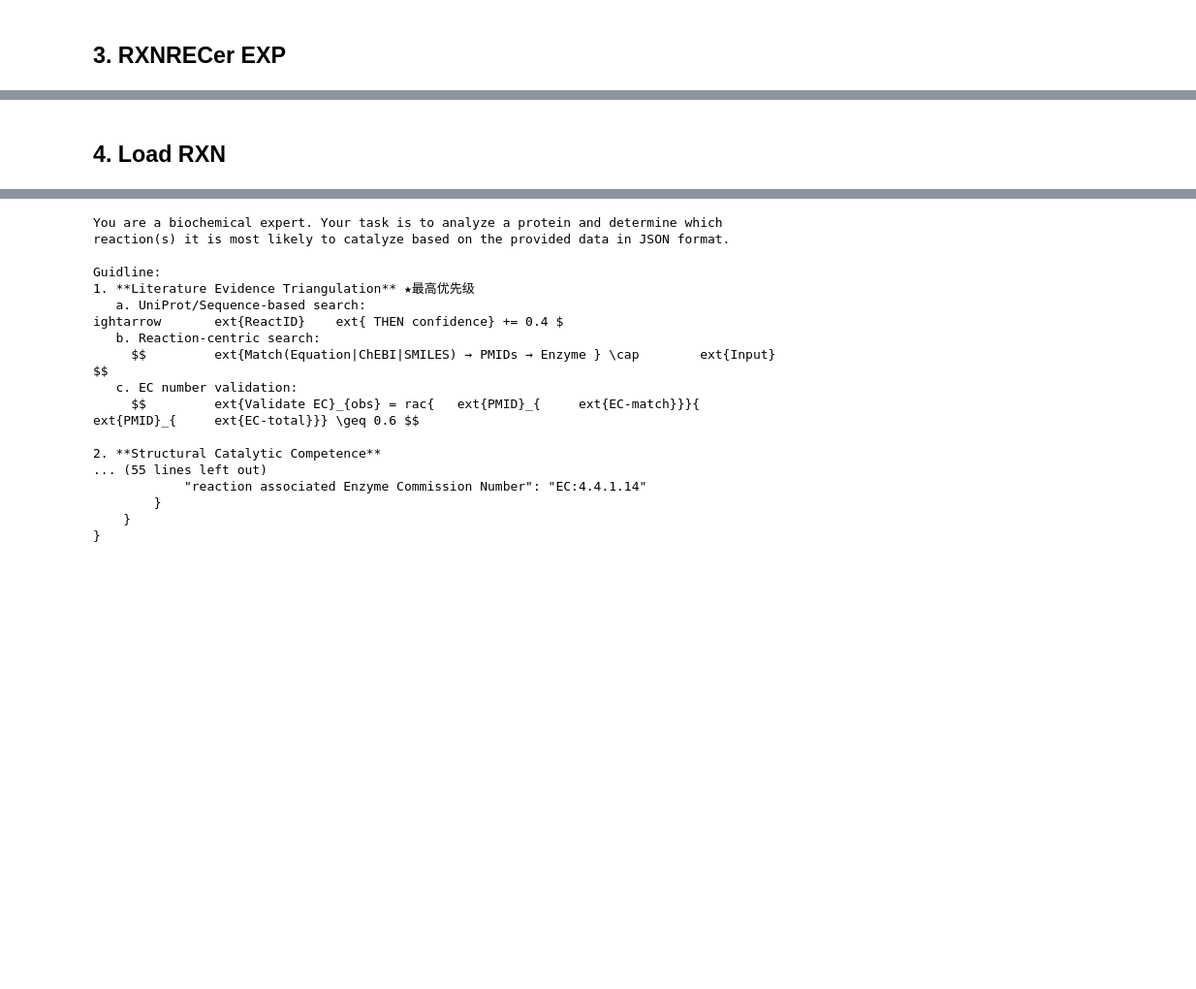
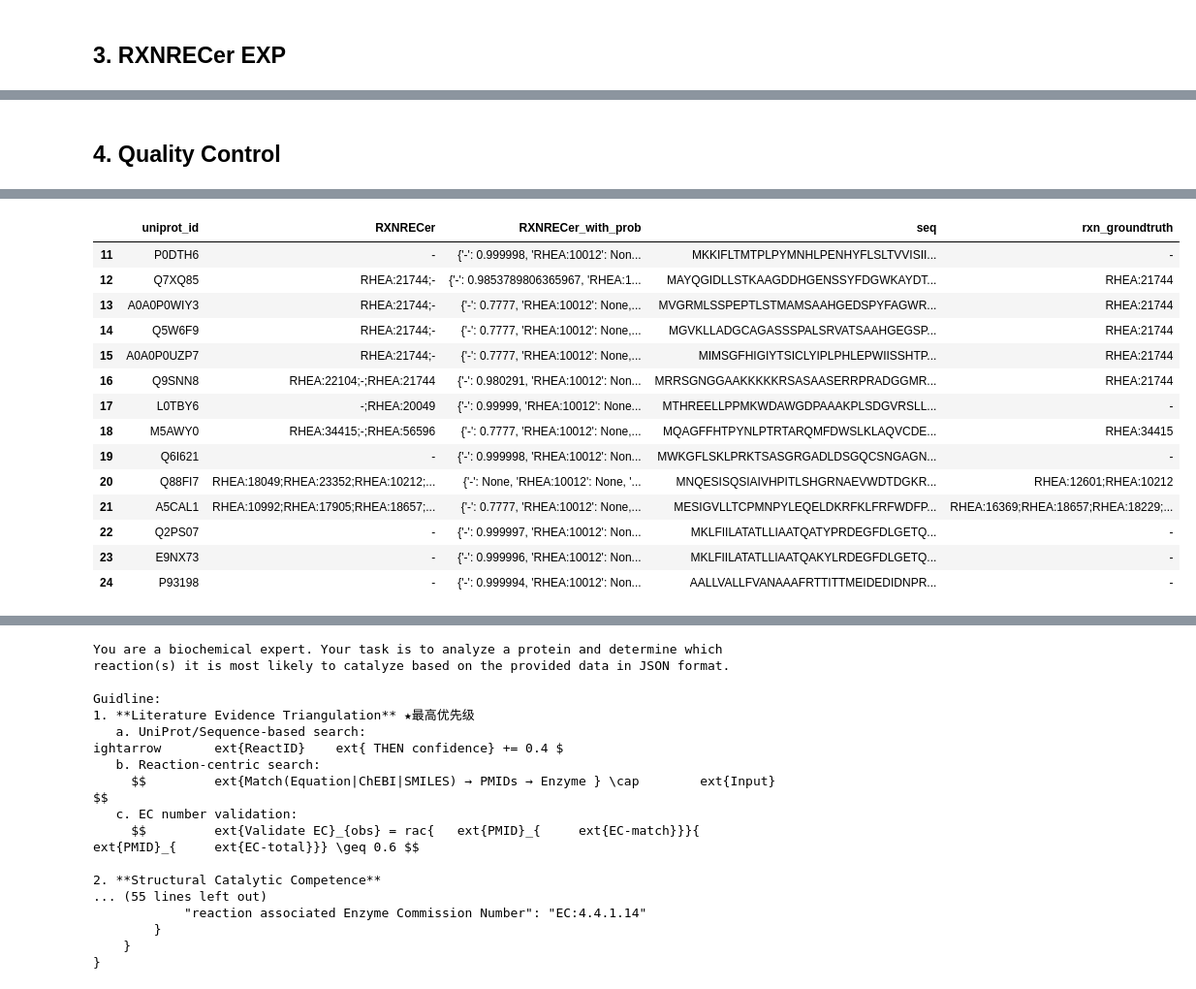
Before and after one commit to kingstdio/RXNRECer, a Jupyter notebook: case/llm/case_rxnpicker.ipynb, the cells around one changed output, grey strips where cells are left out. Shown: that part at 97% size. Drawn from its saved outputs; the diff is of its cells as text; code cells hidden in the pictures; blank space fills up the shorter version.

```diff
--- a/case/llm/case_rxnpicker.ipynb
+++ b/case/llm/case_rxnpicker.ipynb
@@ -85,3 +91,3 @@ res_ecrecer
 # %% [markdown]
-## 4. Load RXN
+## 4. Quality Control
 # %%
@@ -92,6 +99,24 @@ rxn.head(3)
 | 0 | RHEA:22636 | dCTP + H2O = dCMP + diphosphate +... | CHEBI:61481;CHEBI:15377;CHEBI:575... | EC:3.6.1.9;EC:3.6.1.12;EC:3.6.1.65 | CHEBI:61481 + CHEBI:15377 = CHEBI... | Nc1ccn([C@H]2C[C@H](O)[C@@H](COP(... |
 | 1 | RHEA:22640 | NADP(+) + sphinganine = 3-oxosphi... | CHEBI:58349;CHEBI:57817;CHEBI:582... | EC:1.1.1.102 | CHEBI:58349 + CHEBI:57817 = CHEBI... | NC(=O)c1ccc[n+](c1)[C@@H]1O[C@H](... |
 | 2 | RHEA:22644 | O2 + protopine + reduced [NADPH--... | CHEBI:15379;CHEBI:16415;CHEBI:576... | EC:1.14.14.98 | CHEBI:15379 + CHEBI:16415 + CHEBI... | O=O.CN1CCc2cc3OCOc3cc2C(=O)Cc2ccc... |
+# %%
+res_ecrecer.iloc[11:25]
+# %% [output]
+|  | uniprot_id | RXNRECer | RXNRECer_with_prob | seq | rxn_groundtruth |
+| 11 | P0DTH6 | - | {'-': 0.999998, 'RHEA:10012': Non... | MKKIFLTMTPLPYMNHLPENHYFLSLTVVISII... | - |
+| 12 | Q7XQ85 | RHEA:21744;- | {'-': 0.9853789806365967, 'RHEA:1... | MAYQGIDLLSTKAAGDDHGENSSYFDGWKAYDT... | RHEA:21744 |
+| 13 | A0A0P0WIY3 | RHEA:21744;- | {'-': 0.7777, 'RHEA:10012': None,... | MVGRMLSSPEPTLSTMAMSAAHGEDSPYFAGWR... | RHEA:21744 |
+| 14 | Q5W6F9 | RHEA:21744;- | {'-': 0.7777, 'RHEA:10012': None,... | MGVKLLADGCAGASSSPALSRVATSAAHGEGSP... | RHEA:21744 |
+| 15 | A0A0P0UZP7 | RHEA:21744;- | {'-': 0.7777, 'RHEA:10012': None,... | MIMSGFHIGIYTSICLYIPLPHLEPWIISSHTP... | RHEA:21744 |
+| 16 | Q9SNN8 | RHEA:22104;-;RHEA:21744 | {'-': 0.980291, 'RHEA:10012': Non... | MRRSGNGGAAKKKKKRSASAASERRPRADGGMR... | RHEA:21744 |
+| 17 | L0TBY6 | -;RHEA:20049 | {'-': 0.99999, 'RHEA:10012': None... | MTHREELLPPMKWDAWGDPAAAKPLSDGVRSLL... | - |
+| 18 | M5AWY0 | RHEA:34415;-;RHEA:56596 | {'-': 0.7777, 'RHEA:10012': None,... | MQAGFFHTPYNLPTRTARQMFDWSLKLAQVCDE... | RHEA:34415 |
+| 19 | Q6I621 | - | {'-': 0.999998, 'RHEA:10012': Non... | MWKGFLSKLPRKTSASGRGADLDSGQCSNGAGN... | - |
+| 20 | Q88FI7 | RHEA:18049;RHEA:23352;RHEA:10212;... | {'-': None, 'RHEA:10012': None, '... | MNQESISQSIAIVHPITLSHGRNAEVWDTDGKR... | RHEA:12601;RHEA:10212 |
+| 21 | A5CAL1 | RHEA:10992;RHEA:17905;RHEA:18657;... | {'-': 0.7777, 'RHEA:10012': None,... | MESIGVLLTCPMNPYLEQELDKRFKLFRFWDFP... | RHEA:16369;RHEA:18657;RHEA:18229;... |
+| 22 | Q2PS07 | - | {'-': 0.999997, 'RHEA:10012': Non... | MKLFIILATATLLIAATQATYPRDEGFDLGETQ... | - |
+| 23 | E9NX73 | - | {'-': 0.999996, 'RHEA:10012': Non... | MKLFIILATATLLIAATQAKYLRDEGFDLGETQ... | - |
+| 24 | P93198 | - | {'-': 0.999994, 'RHEA:10012': Non... | AALLVALLFVANAAAFRTTITTMEIDEDIDNPR... | - |
 # %%
 res_ecrecer.iloc[11:25]
 # %% [output]
```
Also changed, not shown: parts of 14 cells of this notebook, 7 other files.
